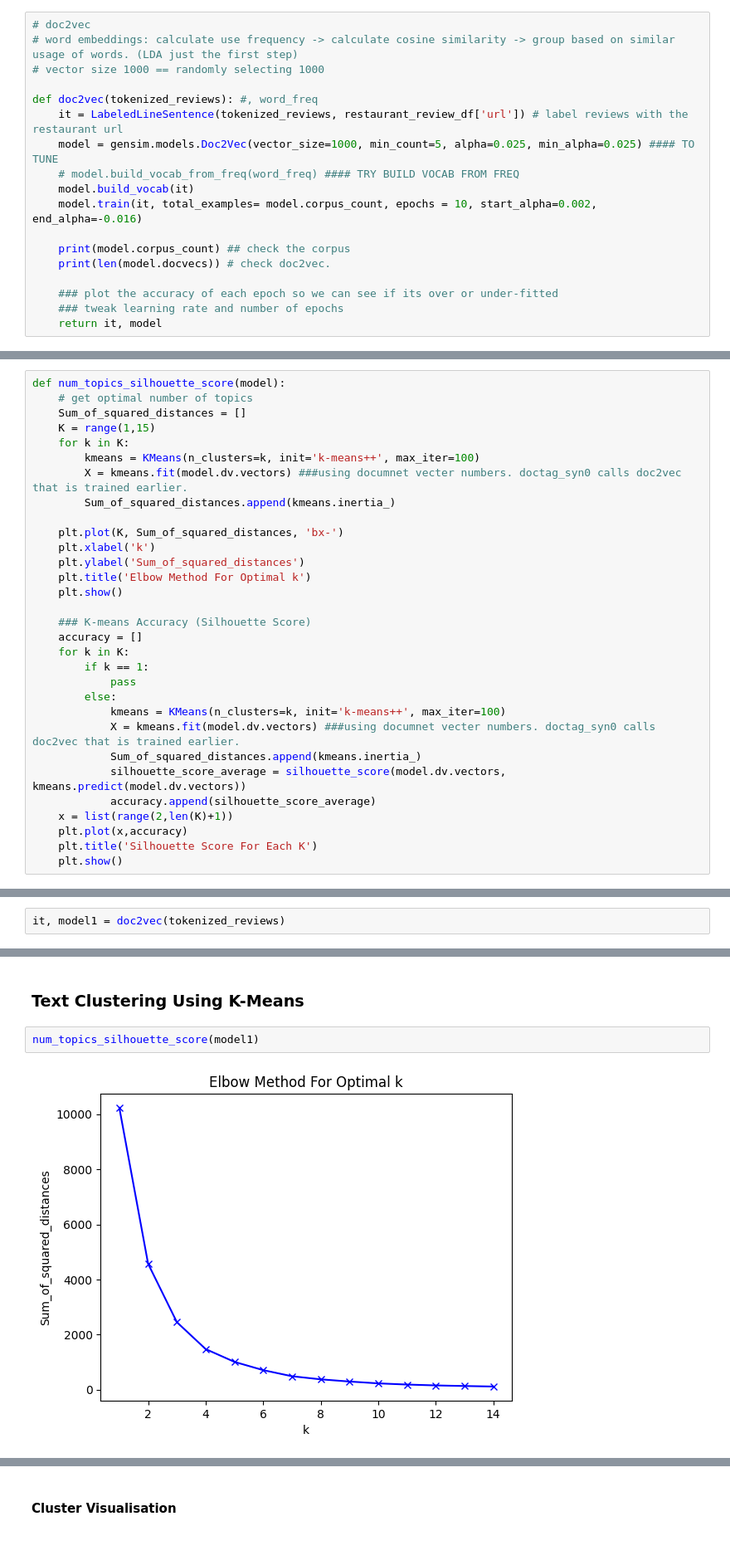
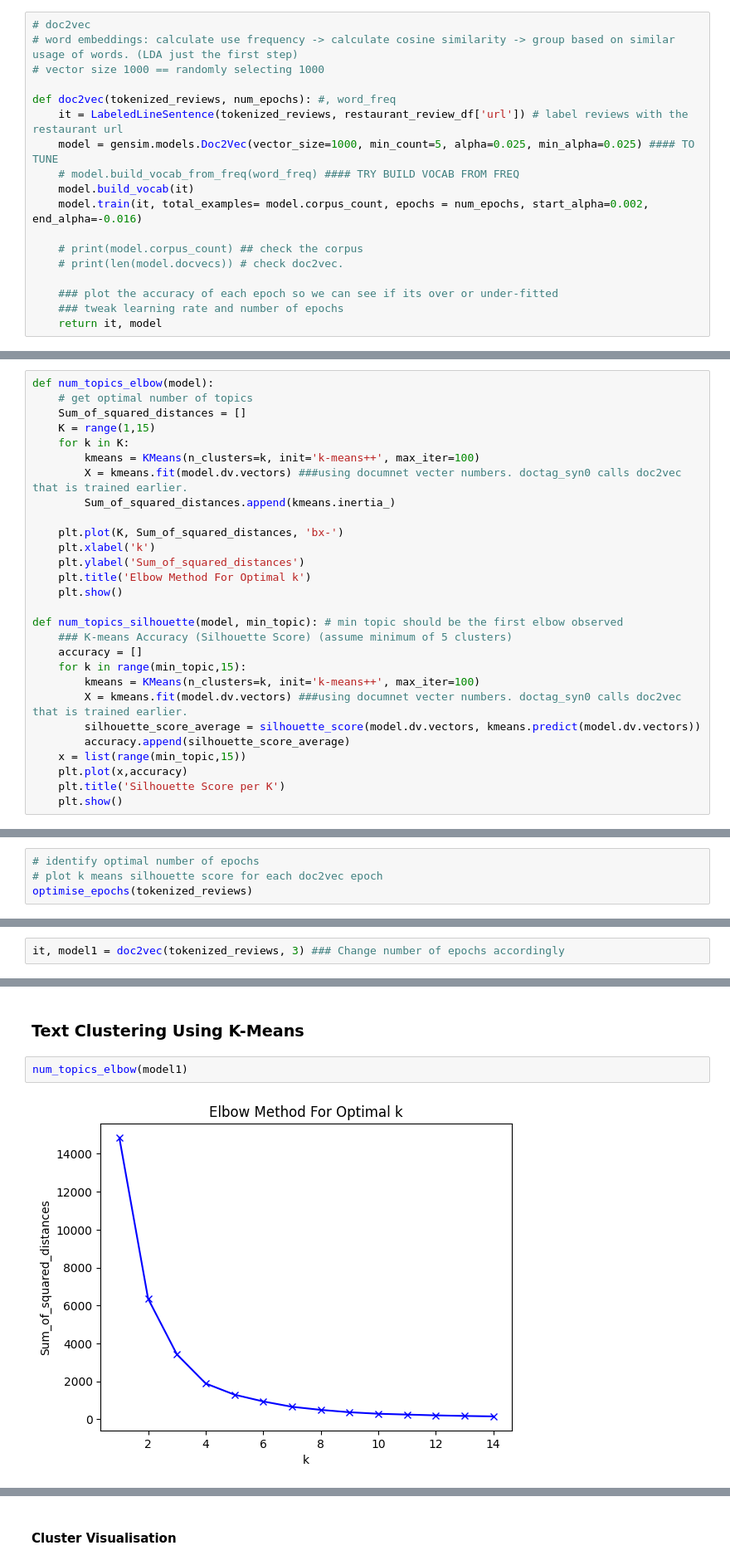
Before and after one commit to sabyeo/bt4221, a Jupyter notebook: doc2vec_topic_modelling_restaurant.ipynb, the cells around one changed output, grey strips where cells are left out. Shown at 83% size. Saved outputs shown, nothing was run; the diff lists cells and outputs as text.

```diff
--- a/doc2vec_topic_modelling_restaurant.ipynb
+++ b/doc2vec_topic_modelling_restaurant.ipynb
@@ -238,15 +240,15 @@ tokenized_reviews = nlp_clean(restaurant_review_df['cleaned_text'])
 # word embeddings: calculate use frequency -> calculate cosine similarity -> group based on similar usage of words. (LDA just the first step)
 # vector size 1000 == randomly selecting 1000
 
-def doc2vec(tokenized_reviews): #, word_freq
+def doc2vec(tokenized_reviews, num_epochs): #, word_freq
     it = LabeledLineSentence(tokenized_reviews, restaurant_review_df['url']) # label reviews with the restaurant url
     model = gensim.models.Doc2Vec(vector_size=1000, min_count=5, alpha=0.025, min_alpha=0.025) #### TO TUNE
     # model.build_vocab_from_freq(word_freq) #### TRY BUILD VOCAB FROM FREQ
     model.build_vocab(it)
-    model.train(it, total_examples= model.corpus_count, epochs = 10, start_alpha=0.002, end_alpha=-0.016)
+    model.train(it, total_examples= model.corpus_count, epochs = num_epochs, start_alpha=0.002, end_alpha=-0.016)
 
-    print(model.corpus_count) ## check the corpus
-    print(len(model.docvecs)) # check doc2vec.
+    # print(model.corpus_count) ## check the corpus
+    # print(len(model.docvecs)) # check doc2vec.
 
     ### plot the accuracy of each epoch so we can see if its over or under-fitted
     ### tweak learning rate and number of epochs
@@ -268,7 +283,7 @@ def cosine_similarity_matrix(model):
 
     return similarity_df
 # %%
-def num_topics_silhouette_score(model):
+def num_topics_elbow(model):
     # get optimal number of topics
     Sum_of_squared_distances = []
     K = range(1,15)
@@ -283,20 +298,17 @@ def num_topics_silhouette_score(model):
     plt.title('Elbow Method For Optimal k')
     plt.show()
 
-    ### K-means Accuracy (Silhouette Score)
+def num_topics_silhouette(model, min_topic): # min topic should be the first elbow observed
+    ### K-means Accuracy (Silhouette Score) (assume minimum of 5 clusters)
     accuracy = []
-    for k in K:
-        if k == 1:
-            pass
-        else:
-            kmeans = KMeans(n_clusters=k, init='k-means++', max_iter=100)
-            X = kmeans.fit(model.dv.vectors) ###using documnet vecter numbers. doctag_syn0 calls doc2vec that is trained earlier.
-            Sum_of_squared_distances.append(kmeans.inertia_)
-            silhouette_score_average = silhouette_score(model.dv.vectors, kmeans.predict(model.dv.vectors))
-            accuracy.append(silhouette_score_average)
-    x = list(range(2,len(K)+1))
+    for k in range(min_topic,15):
+        kmeans = KMeans(n_clusters=k, init='k-means++', max_iter=100)
+        X = kmeans.fit(model.dv.vectors) ###using documnet vecter numbers. doctag_syn0 calls doc2vec that is trained earlier.
+        silhouette_score_average = silhouette_score(model.dv.vectors, kmeans.predict(model.dv.vectors))
+        accuracy.append(silhouette_score_average)
+    x = list(range(min_topic,15))
     plt.plot(x,accuracy)
-    plt.title('Silhouette Score For Each K')
+    plt.title('Silhouette Score per K')
     plt.show()
 # %%
 def pca_plot(model):
@@ -335,0 +351,4 @@ Base model
+# %%
+# identify optimal number of epochs
+# plot k means silhouette score for each doc2vec epoch
+optimise_epochs(tokenized_reviews)
@@ -336,2 +357,2 @@ Base model
 # %%
-it, model1 = doc2vec(tokenized_reviews)
+it, model1 = doc2vec(tokenized_reviews, 3) ### Change number of epochs accordingly
@@ -359,6 +377,6 @@ cosine_similarity_matrix(model1)
 # %% [markdown]
 ### Text Clustering Using K-Means
 # %%
-num_topics_silhouette_score(model1)
+num_topics_elbow(model1)
 # %% [output]
-[figure, old version]
+[figure, new version]
```
Also changed, not shown: parts of 24 cells of this notebook.
